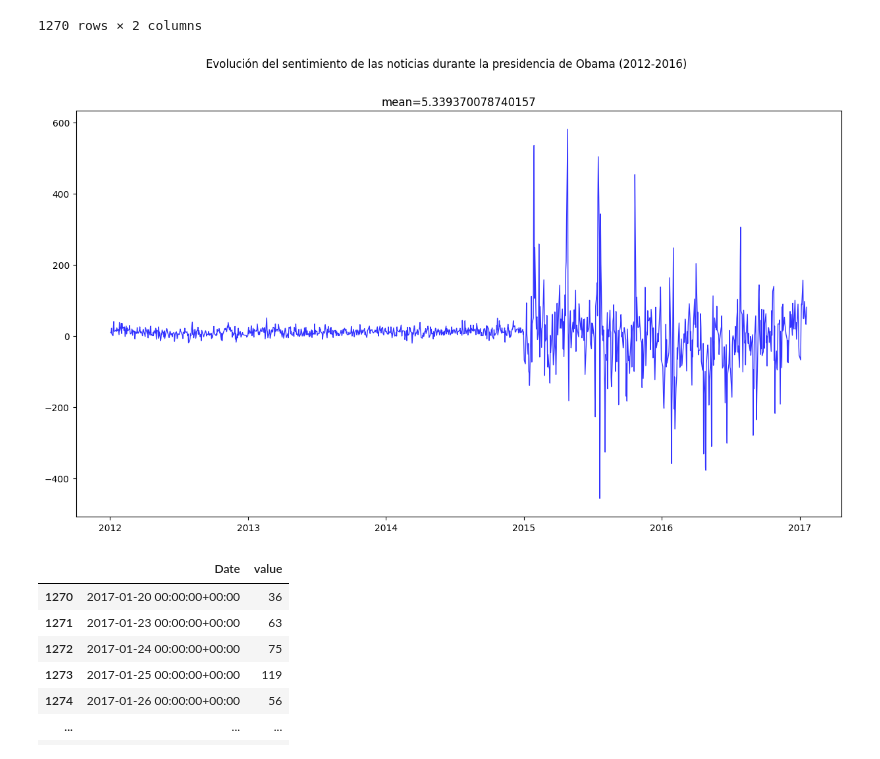
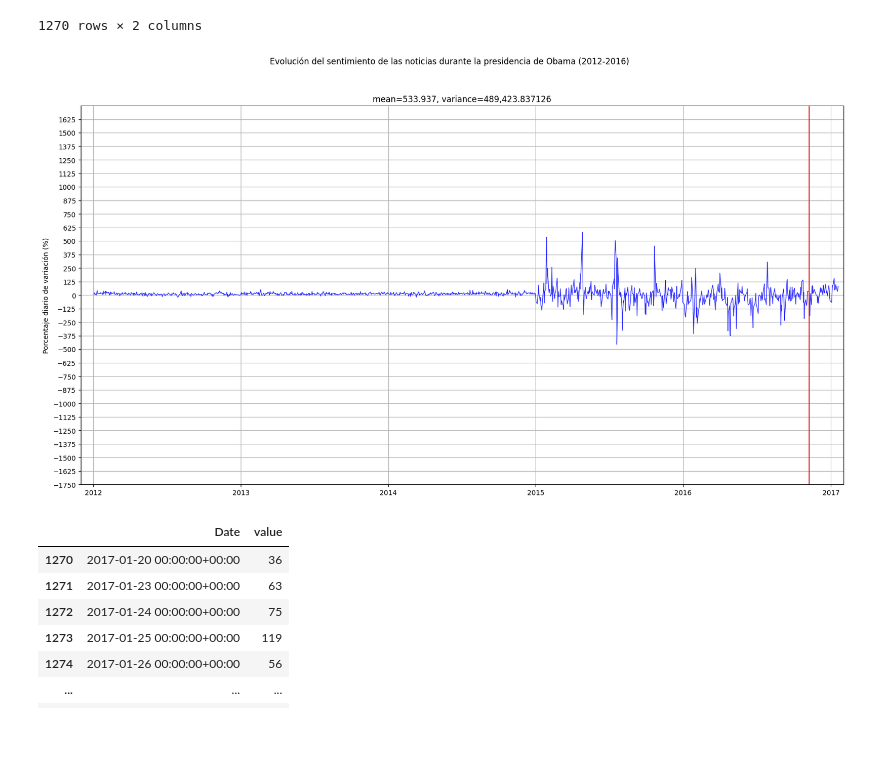
Before and after one commit to kliniik/US-Tech-Stock, a Jupyter notebook: notebooks/Sergio/Entrega 4.ipynb, the cells around one changed output. Drawn from its saved outputs; the diff is of its cells as text; code cells hidden in the pictures; blank space fills up the shorter version.

```diff
--- a/notebooks/Sergio/Entrega 4.ipynb
+++ b/notebooks/Sergio/Entrega 4.ipynb
@@ -142,6 +118,2 @@ timeseries_df = timeseries_df.groupby(["Date"]).sum()
-# %%
-timeseries_df = timeseries_df.sort_values(by=["Date"])
-# %%
-timeseries_df = timeseries_df.reset_index()
 # %%
 timeseries_df.to_csv("timeseries_dataset_to_plot.csv")
@@ -152,7 +120,24 @@ datetime64[ns, UTC]
+# %%
+figs_size = (20, 10)
+sentimientos_ylim = (-1750, 1750)
+medias_y_varianzas_dict = {"Total": [], "Obama": [], "Trump": [], "Trump sin COVID": []}
 # %%
-plt.figure(figsize=(15,8))
+x = timeseries_df["Date"]
+y = timeseries_df["value"]
+media = round(y.mean()*100, 4)
+varianza = round(np.var(y)*100, 6)
+plt.figure(figsize=figs_size)
 plt.suptitle("Evolución del sentimiento de las noticias durante ambas presidencias (2012-2020)")
-plt.title(f"mean={timeseries_df['value'].mean()}")
-plt.plot(timeseries_df["Date"], timeseries_df["value"], color="#363636", linewidth=1)
+plt.title(f"mean={media}, variance={varianza}")
+plt.plot(x, y, color="#363636", linewidth=1)
+plt.vlines(pd.Timestamp("2016-11-08").date(), *sentimientos_ylim, color="#E81B23")
+plt.vlines(pd.Timestamp("2017-01-20").date(), *sentimientos_ylim, color="#E81B23")
+plt.vlines(pd.Timestamp("2020-02-19").date(), *sentimientos_ylim, color="#E81B23")
+plt.yticks(np.arange(*sentimientos_ylim, step=125))
+plt.ylim(*sentimientos_ylim)
+plt.xlim(pd.Timestamp("2011-12-01").date(), pd.Timestamp("2021-02-01").date())
+plt.ylabel("Porcentaje diario de variación (%)")
+plt.grid()
 plt.savefig("plot_evolucion_sentimientos.png")
+medias_y_varianzas_dict["Total"].extend([media, varianza])
 # %% [output]
@@ -175,13 +160,24 @@ timeseries_df_obama
 | 1269 | 2017-01-19 00:00:00+00:00 | 81 |
 1270 rows × 2 columns
 # %%
-plt.figure(figsize=(15,8))
+x = timeseries_df_obama["Date"]
+y = timeseries_df_obama["value"]
+media = round(y.mean()*100, 4)
+varianza = round(np.var(y)*100, 6)
+plt.figure(figsize=figs_size)
 plt.suptitle("Evolución del sentimiento de las noticias durante la presidencia de Obama (2012-2016)")
-plt.title(f"mean={timeseries_df_obama['value'].mean()}")
-plt.plot(timeseries_df_obama["Date"], timeseries_df_obama["value"], color="#3333FF", linewidth=1)
+plt.title(f"mean={media:,}, variance={varianza:,}")
+plt.plot(x, y, color="#3333FF", linewidth=1)
+plt.vlines(pd.Timestamp("2016-11-08").date(), *sentimientos_ylim, color="#E81B23")
+plt.yticks(np.arange(*sentimientos_ylim, step=125))
+plt.xlim(pd.Timestamp("2011-12-01").date(), pd.Timestamp("2017-02-01").date())
+plt.ylim(sentimientos_ylim)
+plt.ylabel("Porcentaje diario de variación (%)")
+plt.grid()
 plt.savefig("plot_evolucion_sentimientos_obama.png")
+medias_y_varianzas_dict["Obama"].extend([media, varianza])
 # %% [output]
-[figure, old version]
+[figure, new version]
 # %%
 timeseries_df_trump = timeseries_df[timeseries_df['Date'].dt.date >= pd.Timestamp('2017-01-20').date()]
 timeseries_df_trump
```
Also changed, not shown: parts of 15 cells of this notebook, 4 other files.
